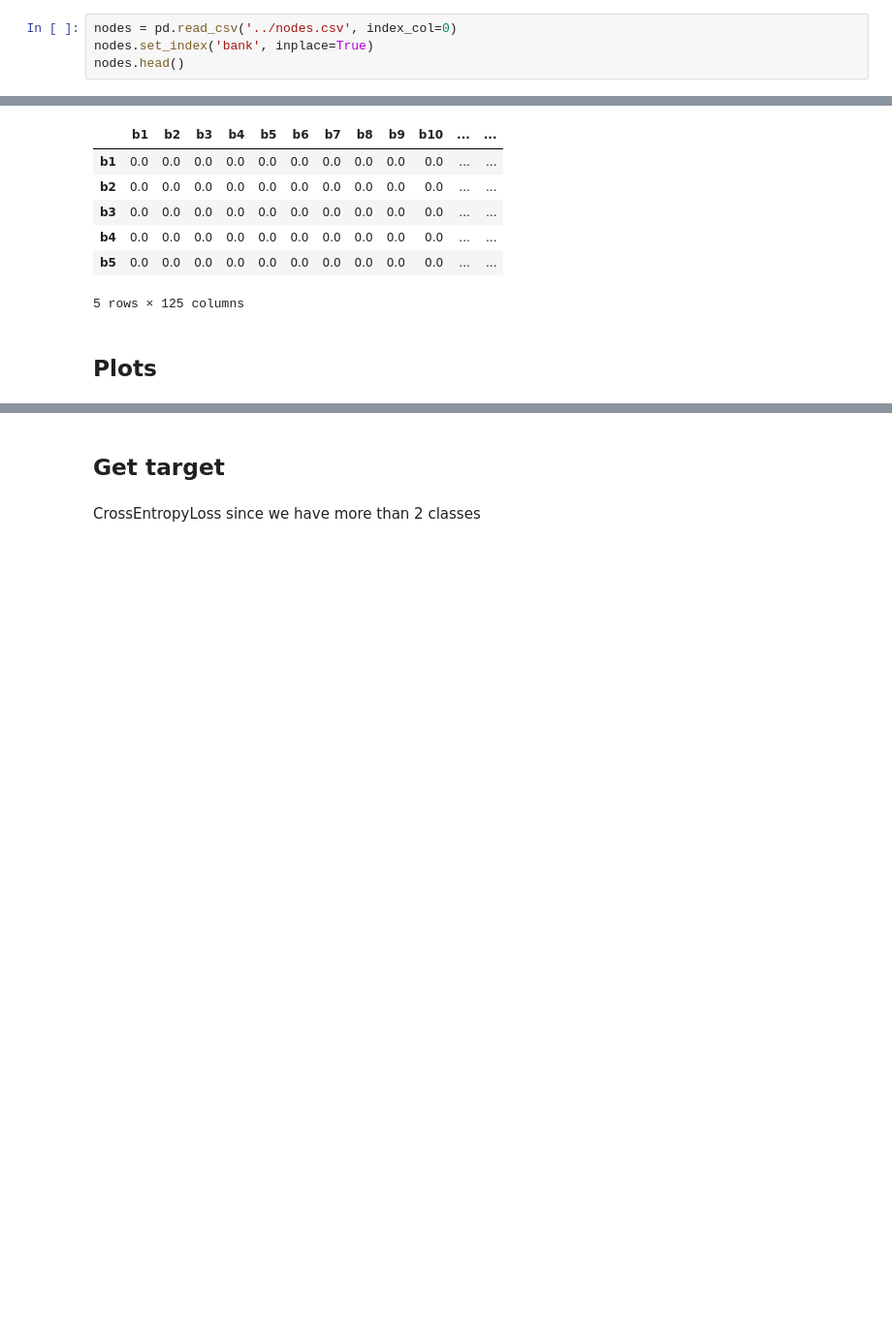
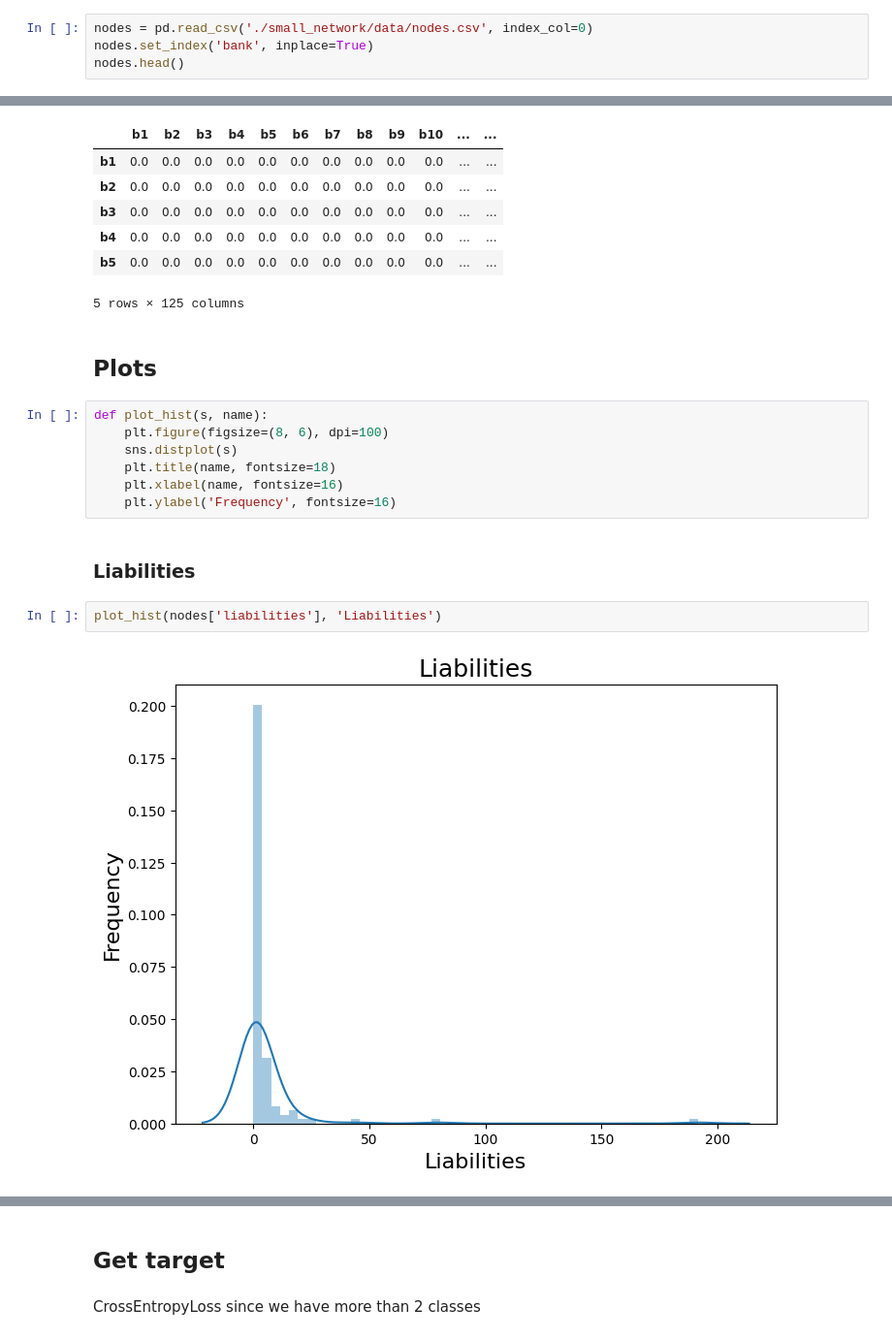
Before and after one commit to vibalcam/gnn-systemic-risk, a Jupyter notebook: notebooks/dataset.ipynb, the cells around one changed output, grey strips where cells are left out. Shown: that part at 97% size. Cells and saved outputs as stored; diff of their text form; blank space fills up the shorter version.

```diff
--- a/notebooks/dataset.ipynb
+++ b/notebooks/dataset.ipynb
@@ -9,7 +9,7 @@ Using backend: pytorch
 # %% [markdown]
 # Data
 # %%
-nodes = pd.read_csv('../nodes.csv', index_col=0)
+nodes = pd.read_csv('./small_network/data/nodes.csv', index_col=0)
 nodes.set_index('bank', inplace=True)
 nodes.head()
 # %% [output]
@@ -33,3 +57,16 @@ network.head()
 5 rows × 125 columns
 # %% [markdown]
 ## Plots
+# %%
+def plot_hist(s, name):
+    plt.figure(figsize=(8, 6), dpi=100)
+    sns.distplot(s)
+    plt.title(name, fontsize=18)
+    plt.xlabel(name, fontsize=16)
+    plt.ylabel('Frequency', fontsize=16)
+# %% [markdown]
+### Liabilities
+# %%
+plot_hist(nodes['liabilities'], 'Liabilities')
+# %% [output]
+[figure, added]
```
Also changed, not shown: parts of 13 cells of this notebook, 3 other files.
